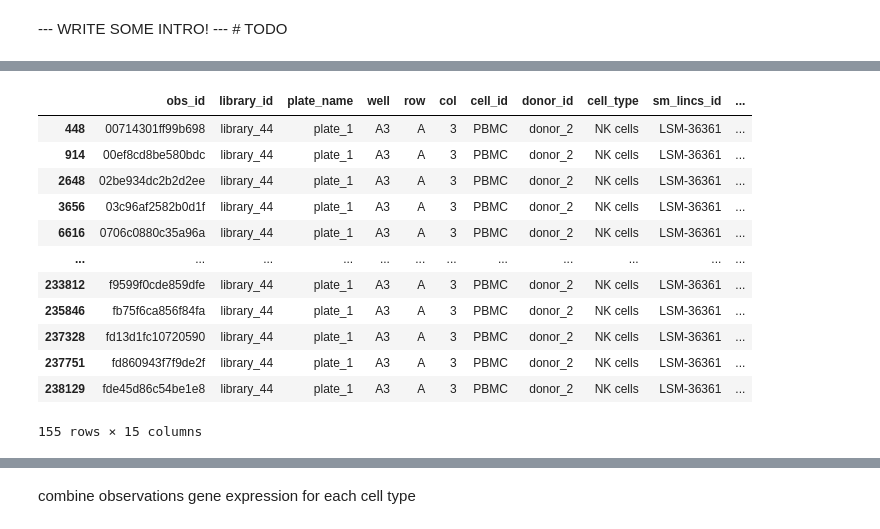
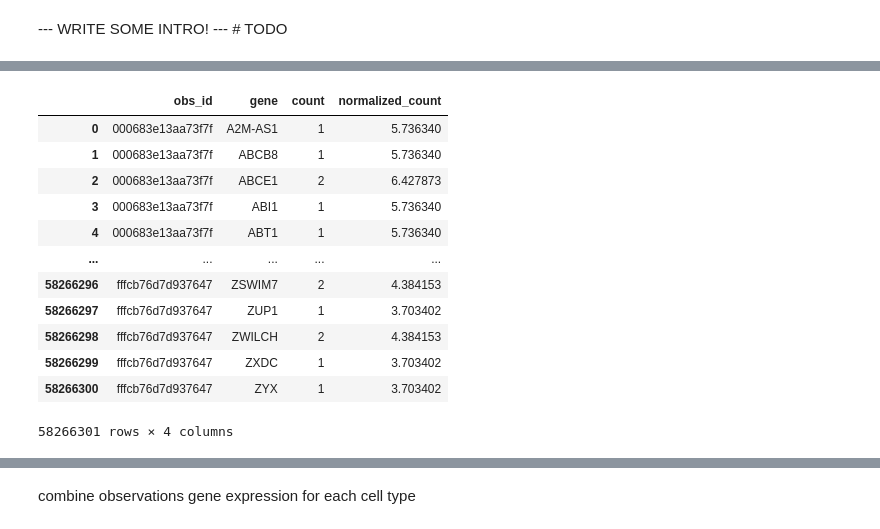
Before and after one commit to arazthexd/Kaggle_SCP, a Jupyter notebook: notebooks/1_preparation.ipynb, the cells around one changed output, grey strips where cells are left out. Drawn from its saved outputs; the diff is of its cells as text; code cells hidden in the pictures.

```diff
--- a/notebooks/1_preparation.ipynb
+++ b/notebooks/1_preparation.ipynb
@@ -23,19 +23,3 @@ target_cell = "B cells"
 
 adata_obs_meta = pd.read_csv("../data/adata_obs_meta.csv")
 obs_ids = adata_obs_meta[adata_obs_meta["col"] == 3]["obs_id"].to_list()
-# %%
-adata_obs_meta[adata_obs_meta["col"] == 3][adata_obs_meta["plate_name"]=="plate_1"][adata_obs_meta["well"]=="A3"][adata_obs_meta["cell_type"]=="NK cells"]
-# %% [output]
-|  | obs_id | library_id | plate_name | well | row | col | cell_id | donor_id | cell_type | sm_lincs_id | ... |
-| 448 | 00714301ff99b698 | library_44 | plate_1 | A3 | A | 3 | PBMC | donor_2 | NK cells | LSM-36361 | ... |
-| 914 | 00ef8cd8be580bdc | library_44 | plate_1 | A3 | A | 3 | PBMC | donor_2 | NK cells | LSM-36361 | ... |
-| 2648 | 02be934dc2b2d2ee | library_44 | plate_1 | A3 | A | 3 | PBMC | donor_2 | NK cells | LSM-36361 | ... |
-| 3656 | 03c96af2582b0d1f | library_44 | plate_1 | A3 | A | 3 | PBMC | donor_2 | NK cells | LSM-36361 | ... |
-| 6616 | 0706c0880c35a96a | library_44 | plate_1 | A3 | A | 3 | PBMC | donor_2 | NK cells | LSM-36361 | ... |
-| ... | ... | ... | ... | ... | ... | ... | ... | ... | ... | ... | ... |
-| 233812 | f9599f0cde859dfe | library_44 | plate_1 | A3 | A | 3 | PBMC | donor_2 | NK cells | LSM-36361 | ... |
-| 235846 | fb75f6ca856f84fa | library_44 | plate_1 | A3 | A | 3 | PBMC | donor_2 | NK cells | LSM-36361 | ... |
-| 237328 | fd13d1fc10720590 | library_44 | plate_1 | A3 | A | 3 | PBMC | donor_2 | NK cells | LSM-36361 | ... |
-| 237751 | fd860943f7f9de2f | library_44 | plate_1 | A3 | A | 3 | PBMC | donor_2 | NK cells | LSM-36361 | ... |
-| 238129 | fde45d86c54be1e8 | library_44 | plate_1 | A3 | A | 3 | PBMC | donor_2 | NK cells | LSM-36361 | ... |
-155 rows × 15 columns
@@ -53,3 +35,19 @@ for batch in adata_file.iter_batches(batch_size=batch_group_size):
     adata_batch = batch.to_pandas()
     adata_batch = adata_batch[adata_batch["obs_id"].isin(obs_ids)]
     target_adata_df = pd.concat([target_adata_df, adata_batch], axis=0, ignore_index=True)
+# %%
+target_adata_df
+# %% [output]
+|  | obs_id | gene | count | normalized_count |
+| 0 | 000683e13aa73f7f | A2M-AS1 | 1 | 5.736340 |
+| 1 | 000683e13aa73f7f | ABCB8 | 1 | 5.736340 |
+| 2 | 000683e13aa73f7f | ABCE1 | 2 | 6.427873 |
+| 3 | 000683e13aa73f7f | ABI1 | 1 | 5.736340 |
+| 4 | 000683e13aa73f7f | ABT1 | 1 | 5.736340 |
+| ... | ... | ... | ... | ... |
+| 58266296 | fffcb76d7d937647 | ZSWIM7 | 2 | 4.384153 |
+| 58266297 | fffcb76d7d937647 | ZUP1 | 1 | 3.703402 |
+| 58266298 | fffcb76d7d937647 | ZWILCH | 2 | 4.384153 |
+| 58266299 | fffcb76d7d937647 | ZXDC | 1 | 3.703402 |
+| 58266300 | fffcb76d7d937647 | ZYX | 1 | 3.703402 |
+58266301 rows × 4 columns
```
Also changed, not shown: parts of 18 cells of this notebook, 2 other files.
